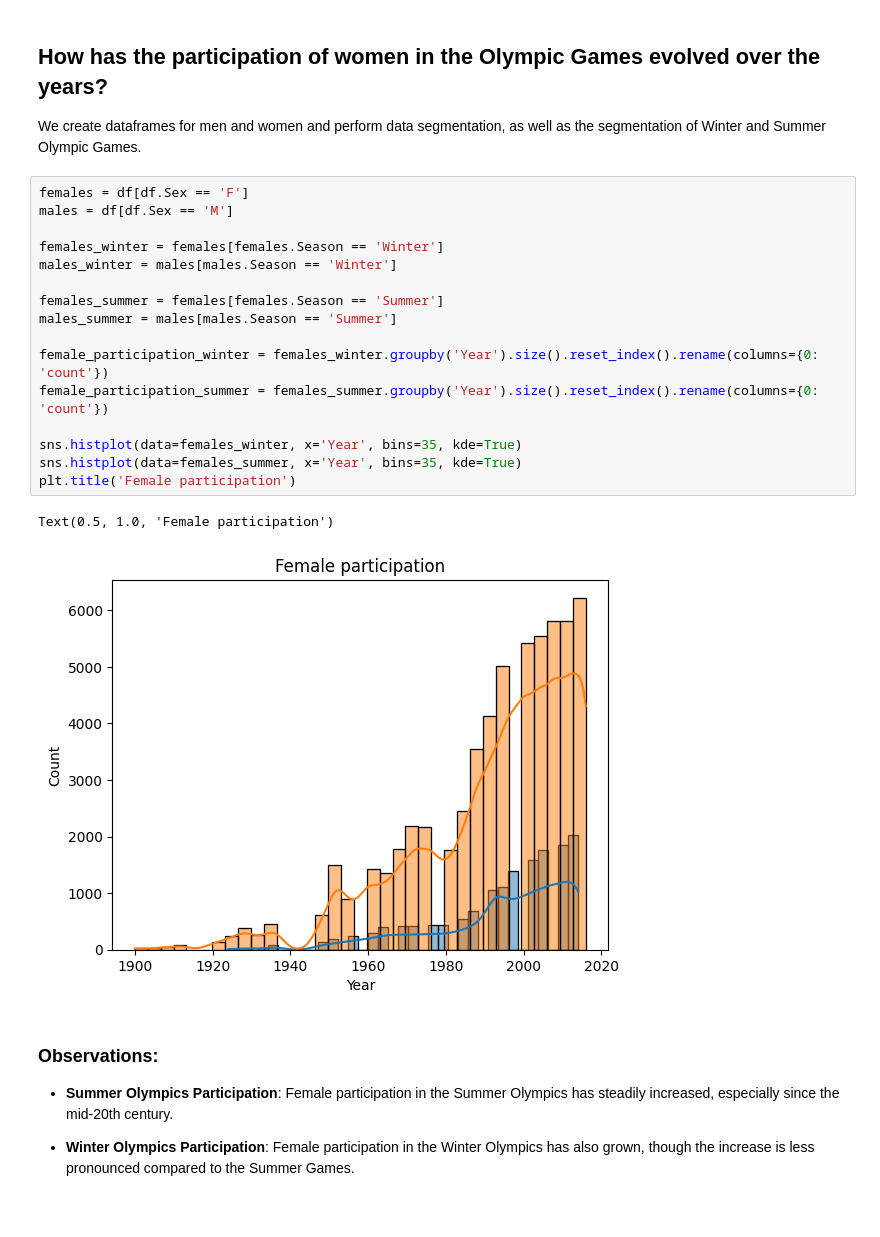
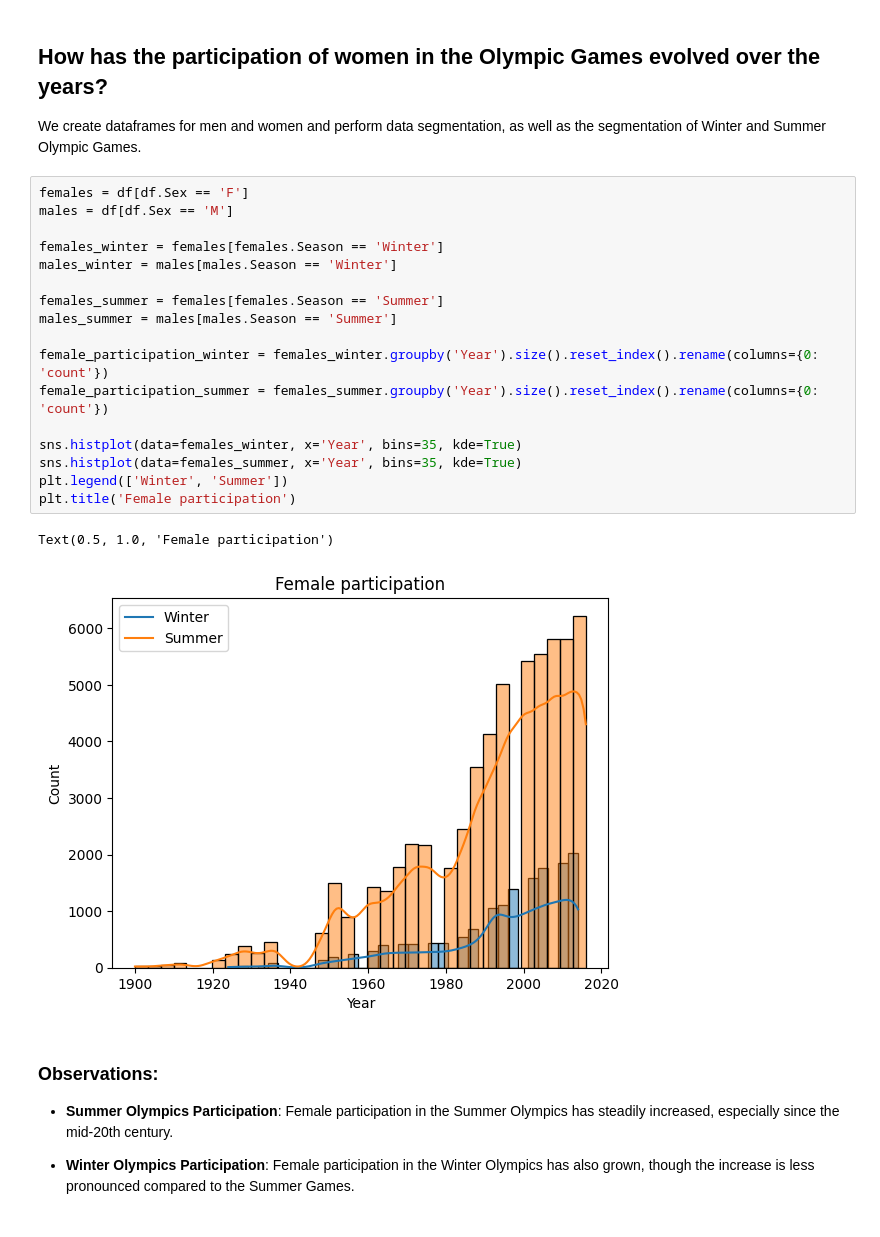
Before and after one commit to ju4n-avendanoa/Data_Olympics, a Jupyter notebook: main.ipynb, the cells around one changed output. Saved outputs shown, nothing was run; the diff lists cells and outputs as text.

```diff
--- a/main.ipynb
+++ b/main.ipynb
@@ -420,22 +420,23 @@ We create dataframes for men and women and perform data segmentation, as well as
 # %%
 females = df[df.Sex == 'F']
 males = df[df.Sex == 'M']
 
 females_winter = females[females.Season == 'Winter']
 males_winter = males[males.Season == 'Winter']
 
 females_summer = females[females.Season == 'Summer']
 males_summer = males[males.Season == 'Summer']
 
 female_participation_winter = females_winter.groupby('Year').size().reset_index().rename(columns={0: 'count'})
 female_participation_summer = females_summer.groupby('Year').size().reset_index().rename(columns={0: 'count'})
 
 sns.histplot(data=females_winter, x='Year', bins=35, kde=True)
 sns.histplot(data=females_summer, x='Year', bins=35, kde=True)
+plt.legend(['Winter', 'Summer'])
 plt.title('Female participation')
 # %% [output]
 Text(0.5, 1.0, 'Female participation')
-[figure, old version]
+[figure, new version]
 # %% [markdown]
 ### Observations:
 - **Summer Olympics Participation**: Female participation in the Summer Olympics has steadily increased, especially since the mid-20th century.
```
Also changed, not shown: parts of 2 cells of this notebook.
